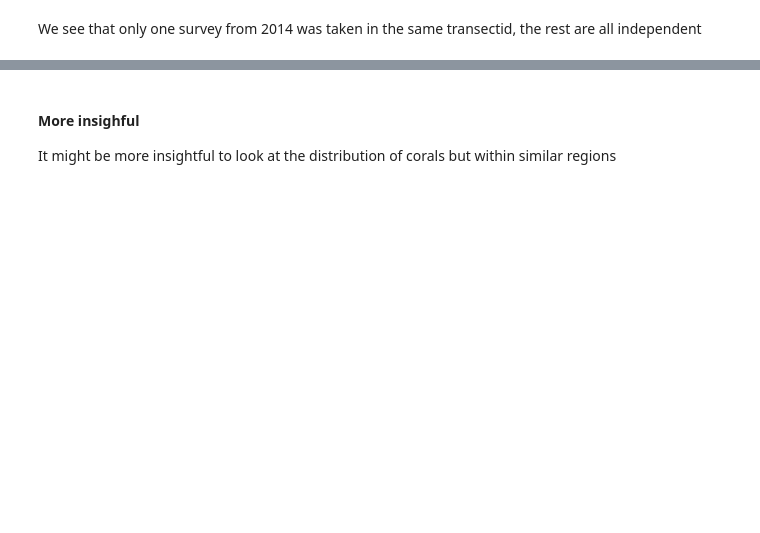
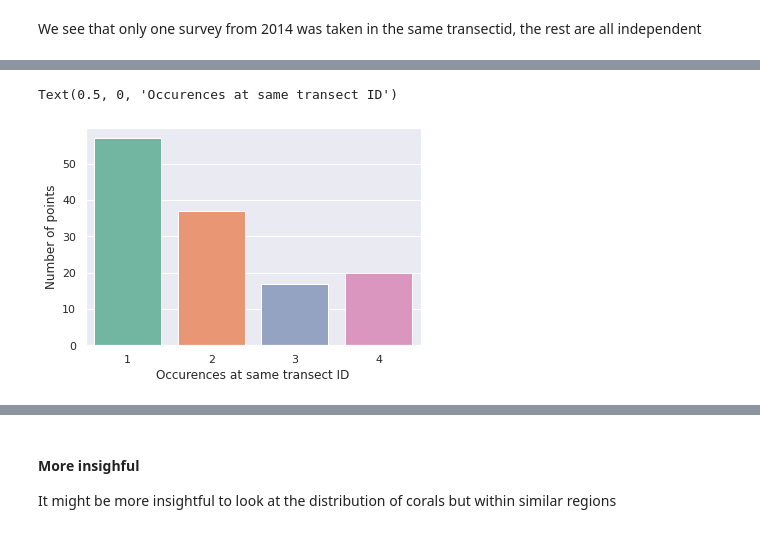
Before and after one commit to LaviSchlyter/Coral-Reef-preservation, a Jupyter notebook: Code/Coral_data_presentation.ipynb, the cells around one changed output, grey strips where cells are left out. Cells and saved outputs as stored; diff of their text form; code cells hidden in the pictures; blank space fills up the shorter version.

```diff
--- a/Code/Coral_data_presentation.ipynb
+++ b/Code/Coral_data_presentation.ipynb
@@ -164,18 +171,15 @@ Survey_2012_end, Survey_2014_end, Survey_2016_end, Survey_2017_end = split_years
 # %% [markdown]
 ###### Make a Geodata-frame with the survey points
 # %%
-def Survey_points(df):
-    return gpd.GeoDataFrame(df, geometry = 'geometry')
+gSurvey_2012 = pf.make_geo_frame(Survey_2012)
+gSurvey_2014 = pf.make_geo_frame(Survey_2014)
+gSurvey_2016 = pf.make_geo_frame(Survey_2016)
+gSurvey_2017 = pf.make_geo_frame(Survey_2017)
 
-gSurvey_2012 = Survey_points(Survey_2012)
-gSurvey_2014 = Survey_points(Survey_2014)
-gSurvey_2016 = Survey_points(Survey_2016)
-gSurvey_2017 = Survey_points(Survey_2017)
-
-gSurvey_2012_end = Survey_points(Survey_2012_end)
-gSurvey_2014_end = Survey_points(Survey_2014_end)
-gSurvey_2016_end = Survey_points(Survey_2016_end)
-gSurvey_2017_end = Survey_points(Survey_2017_end)
+gSurvey_2012_end = pf.make_geo_frame(Survey_2012_end)
+gSurvey_2014_end = pf.make_geo_frame(Survey_2014_end)
+gSurvey_2016_end = pf.make_geo_frame(Survey_2016_end)
+gSurvey_2017_end = pf.make_geo_frame(Survey_2017_end)
 # %% [markdown]
 ###### Export the different surveys per year// visualized in QGIS
 # %%
@@ -253 +251,9 @@ df_2017 = smart_df(gSurvey_2017, 2017)
+# %%
+# plot occurences
+ax = sns.countplot(x="Sum", data=df_joined, palette="Set2")
+ax.set_ylabel('Number of points')
+ax.set_xlabel('Occurences at same transect ID')
+# %% [output]
+Text(0.5, 0, 'Occurences at same transect ID')
+[figure, added]
 # %%
```
Also changed, not shown: parts of 36 cells of this notebook.
